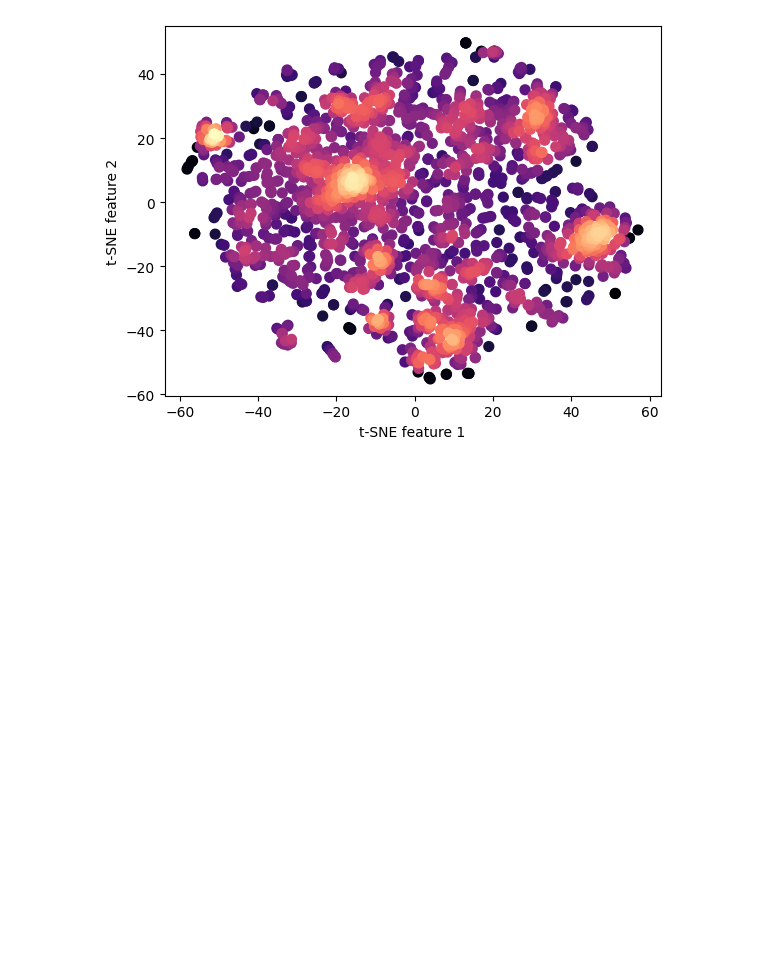
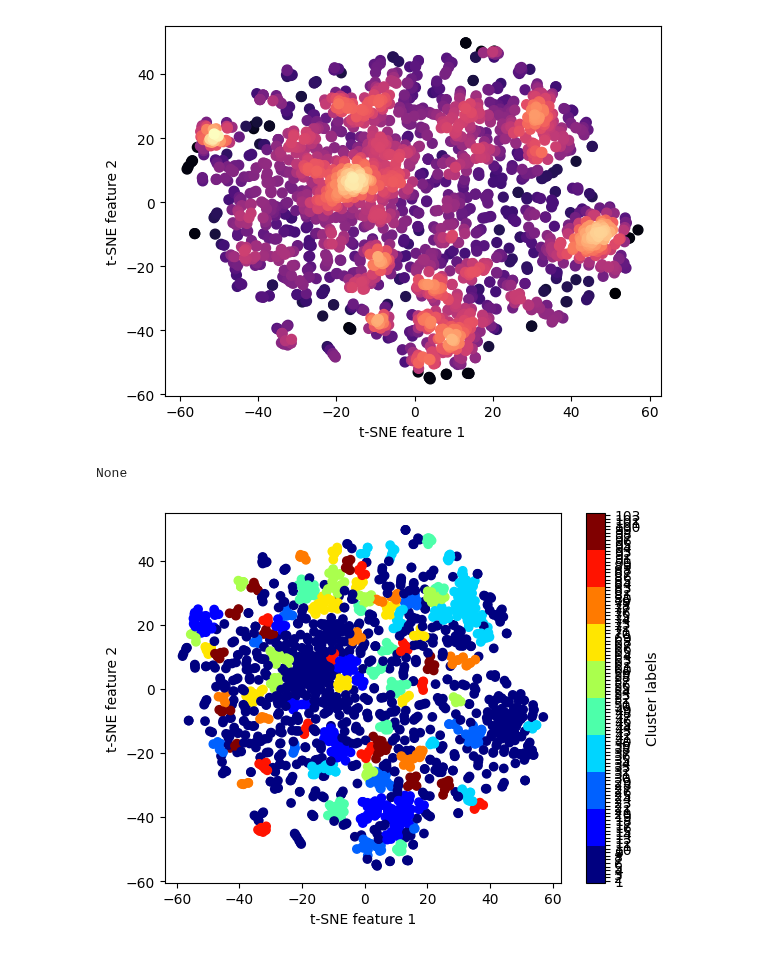
Before and after one commit to AlexandreAdam/Ai4phys_astroai_papers, a Jupyter notebook: notebooks/find_contradictions.ipynb, the cells around one changed output. Saved outputs shown, nothing was run; the diff lists cells and outputs as text; code cells hidden in the pictures; blank space fills up the shorter version.

```diff
--- a/notebooks/find_contradictions.ipynb
+++ b/notebooks/find_contradictions.ipynb
@@ -91,4 +91,41 @@ def dbscan_labels(embedding_dataset, eps=5, metric="euclidean", algorithm="auto"
     Y = dbscan.fit_predict(embedding_dataset)
     return Y
 
-labels = dbscan_labels(projected_embedding, eps=5)
+def kmeans_labels(embedding_dataset, n_clusters=8, init="k-means++", n_init=10, max_iter=300, tol=0.0001, verbose=0, random_state=None, copy_x=True):
+    kmeans = KMeans(n_clusters=n_clusters, init=init, n_init=n_init, max_iter=max_iter, tol=tol, verbose=verbose, random_state=random_state, copy_x=copy_x)
+    Y = kmeans.fit_predict(embedding_dataset)
+    return Y
+
+labels = dbscan_labels(projected_embedding, eps=2)
+# labels = kmeans_labels(projected_embedding, n_clusters=8)
+# %%
+def plot(embedding_dataset, labels, cluster_names=None, eps=5, metric="euclidean", algorithm="auto", leaf_size=30):
+    n_clusters = max(labels) + 1
+
+    # Create a colormap with only 'n_clusters' colors
+    base_cmap = plt.get_cmap("jet")
+    colors = base_cmap(np.linspace(0, 1, 10))
+    cmap = ListedColormap(colors[:n_clusters])
+
+    plt.scatter(embedding_dataset[:, 0], embedding_dataset[:, 1], c=labels, cmap=cmap)
+    plt.xlabel("t-SNE feature 1")
+    plt.ylabel("t-SNE feature 2")
+
+    # Normalize and create colorbar
+    norm = Normalize(vmin=0, vmax=n_clusters)
+    mappable = ScalarMappable(norm=norm, cmap=cmap)
+    cbar = plt.colorbar(mappable, ax=plt.gca(), label="Cluster labels")
+
+    # Set custom tick positions and labels for the colorbar
+    tick_positions = np.arange(n_clusters) + 0.5
+    cbar.set_ticks(tick_positions)
+    print(cluster_names)
+    if cluster_names is not None:
+        cbar.set_ticklabels(cluster_names)
+    else:
+        cbar.set_ticklabels(np.arange(1, n_clusters + 1))
+
+plot(projected_embedding, labels)
+# %% [output]
+None
+[figure, added]
```
Also changed, not shown: parts of 1 cell of this notebook, 1 other file.
